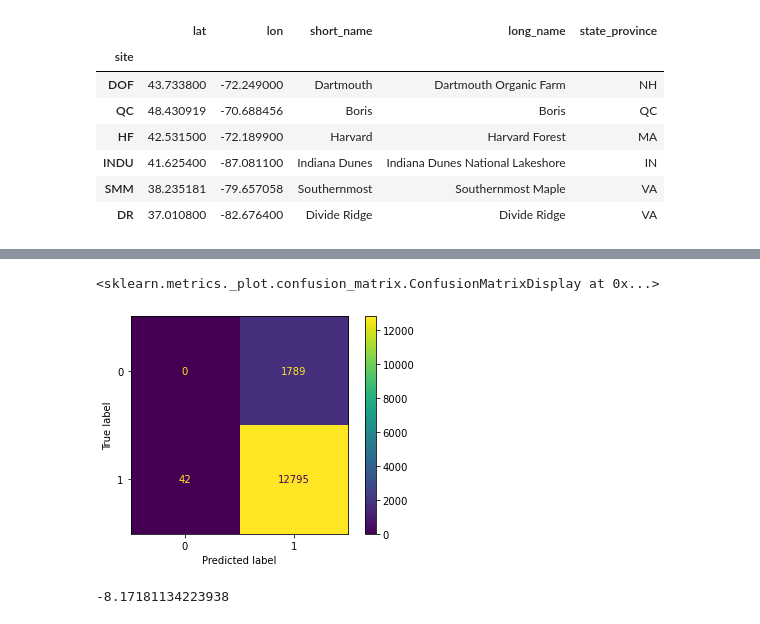
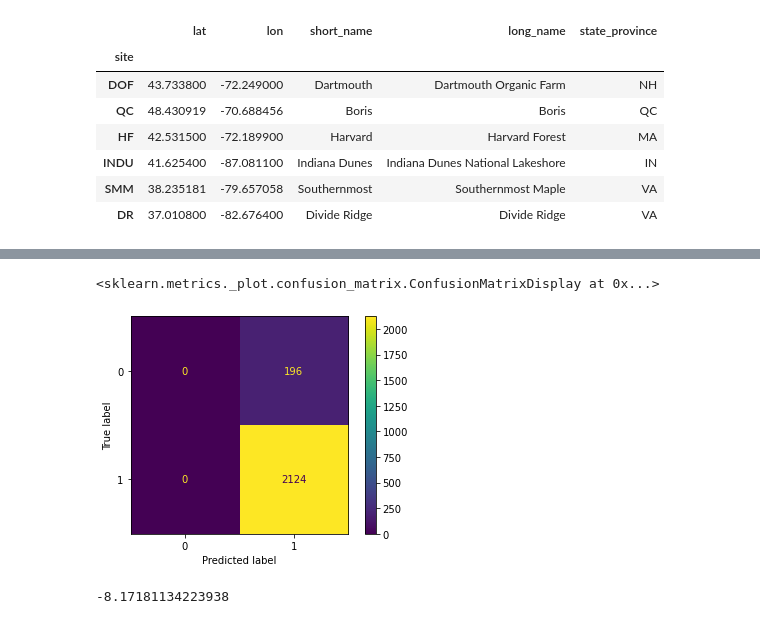
Before and after one commit to spentelow/sapflow, a Jupyter notebook: houle_analysis.ipynb, the cells around one changed output, grey strips where cells are left out. Cells and saved outputs as stored; diff of their text form; code cells hidden in the pictures.

```diff
--- a/houle_analysis.ipynb
+++ b/houle_analysis.ipynb
@@ -47,10 +131,16 @@ location
 # %%
+# Add datetime column to sap_sugar_df containing the halfway date between date_from and date_to
+sap_sugar_df['datetime'] = sap_sugar_df['date_from'].dt.date + (sap_sugar_df['date_to'].dt.date-sap_sugar_df['date_from'].dt.date)/2
+
 full_sap = pd.DataFrame(columns = ['tap_id', 'date_from', 'date_to', 'weekly_sugarwt', 'weekly_sap', 'site', 'cum_GDD', 'cum_frthw', 'weekly_frthw', 'sap_binary'])
+
 for site in sap_sugar_df.site.unique():
     sap_sugar_site = copy.copy(sap_sugar_df[sap_sugar_df.site==site])
     gdd_frthw_site = copy.copy(gdd_frthw[gdd_frthw.site==site])
     sap_sugar_site = sap_sugar_site.assign(cum_GDD = sap_sugar_site.loc[:,'date_to'].apply(lambda x: gdd_frthw_site.loc[x]['cumGDD']), # Add cumulative GDD column
                                            cum_frthw = sap_sugar_site.loc[:,'date_to'].apply(lambda x: gdd_frthw_site.loc[x]['frthw']))  # Add cumulative freeze-thaw cycles column
     sap_sugar_site.loc[:,'weekly_frthw'] = sap_sugar_site.loc[:,'cum_frthw'] - sap_sugar_site['date_from'].apply(lambda x: gdd_frthw_site.loc[x]['frthw'])  # Add total weekly freeze-thaw cycles column
-    sap_sugar_site['sap_binary'] = sap_sugar_site['weekly_sap'].map(lambda x: 0 if ((pd.isnull(x)) | (x==0)) else 1)  # Add column indicating if there was any sap flow in a given week
+    sap_sugar_site['sap_binary'] = sap_sugar_site['weekly_sap'].apply(lambda x: 0 if ((pd.isnull(x)) | (x==0)) else 1)  # Add column indicating if there was any sap flow in a given week
     full_sap = full_sap.append(sap_sugar_site)
+
+full_sap.sap_binary = full_sap.sap_binary.astype('int')
@@ -93,11 +183,11 @@ $$
 # %%
 # Coefficients of linear model created by Houle 2015
 houle_coeff = np.array([-5.09, 0.733, -0.014, -0.07])
-houle_thresh = 0.51
+houle_thresh = 0.
 
 # Create dataframe of parameters required for Houle 2015 analysis
-houle2015 = full_sap[['site', 'tap_id', 'date_from', 'date_to', 'weekly_frthw', 'cum_GDD', 'sap_binary']]
-houle2015 = houle2015.rename(columns={'weekly_frthw':'F', 'cum_GDD':'G', 'sap_binary':'Y'})
+houle2015 = full_sap[['site', 'tap_id', 'date_from', 'date_to', 'cum_frthw', 'cum_GDD', 'sap_binary']]
+houle2015 = houle2015.rename(columns={'cum_frthw':'F', 'cum_GDD':'G', 'sap_binary':'Y'})
 
 
 # Add F**2 column
@@ -109,9 +199,10 @@ houle2015['F2'] = houle2015.F**2
 houle2015['bias'] = 1
 houle2015.loc[:,'P'] = houle2015[['bias', 'F', 'F2', 'G']]@(houle_coeff)
 houle2015.loc[:,'S'] = 1/(1 + np.exp(-houle2015['P']))  # Add intermediate sigmoid output column 'S'
-houle2015.loc[:,'Y_hat'] = (houle2015['S'] > houle_thresh).astype(int) # Threshold determined by Houle 2015
+houle2015.loc[:,'Y_hat'] = (houle2015['S'] > houle_thresh).astype('int') # Threshold determined by Houle 2015
 # %%
 houle2015['jd'] = (houle2015['date_from'].dt.dayofyear+houle2015['date_to'].dt.dayofyear)
+houle2015['year'] = houle2015['date_from'].dt.year
 # %%
 houle2015
 # %% [output]
@@ -239,0 +252,8 @@ logreg.score(X_train,y_train)
+# %%
+X = houle2015[houle2015.site=='QC'][['F','F2', 'G']]
+y = houle2015[houle2015.site=='QC']['Y']
+
+X_train, X_test, y_train, y_test = train_test_split(X, y, train_size=0.8, random_state = 123, stratify = houle2015[houle2015.site=='QC'].year)
+logreg_cv = LogisticRegressionCV(scoring='f1')
+logreg_cv.fit(X_train, y_train)
+logreg_cv.score(X_test,y_test)
@@ -255,8 +277,8 @@ print(logreg.intercept_, logreg.coef_)
 # %%
-plot_confusion_matrix(logreg, X_train,y_train)
+plot_confusion_matrix(logreg_cv, X_train,y_train)
 # %% [output]
 <sklearn.metrics._plot.confusion_matrix.ConfusionMatrixDisplay at 0x...>
-[figure, old version]
+[figure, new version]
 # %%
 opt = {'--location':'all','--tree':'all', '--tap': 'all', '--years': 'all', '--species': 'ACSA'}
 # %%
```
Also changed, not shown: parts of 30 cells of this notebook.
